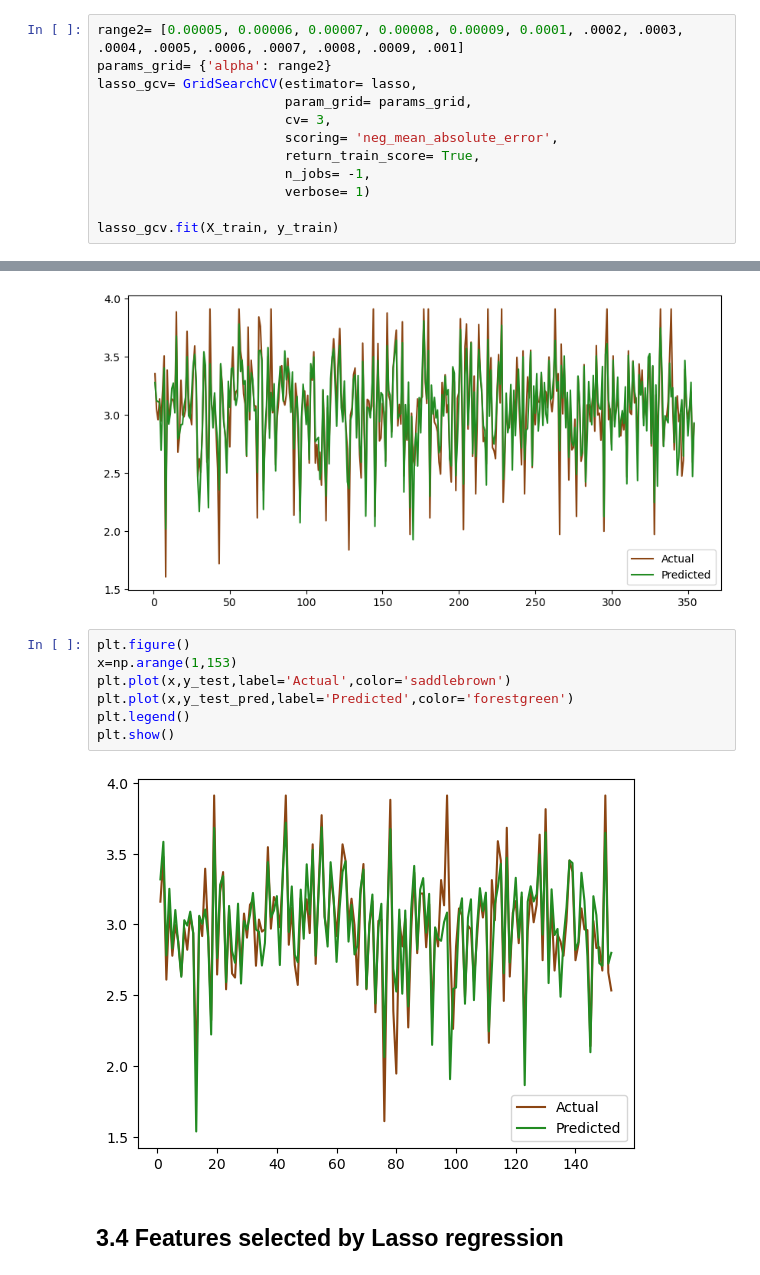
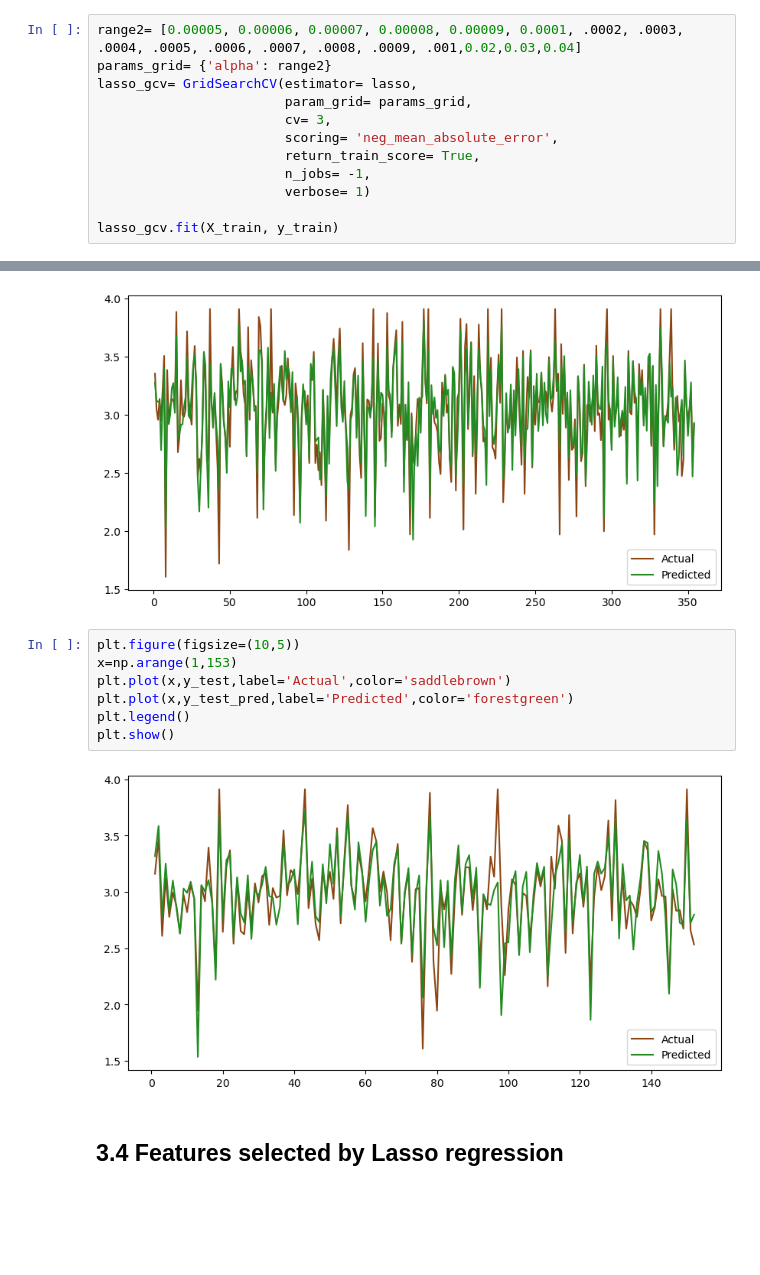
Before and after one commit to JulyAug/Assignment, a Jupyter notebook: Houseprice.ipynb, the cells around one changed output, grey strips where cells are left out. Drawn from its saved outputs; the diff is of its cells as text; blank space fills up the shorter version.

```diff
--- a/Houseprice.ipynb
+++ b/Houseprice.ipynb
@@ -304,7 +322,7 @@ Since the scoring parameter in your GridSearchCV was set to ‘neg_mean_absolute
 # %% [markdown]
 ### 3.1.2 Find the optimal lamda around 0.001
 # %%
-range2= [0.00005, 0.00006, 0.00007, 0.00008, 0.00009, 0.0001, .0002, .0003, .0004, .0005, .0006, .0007, .0008, .0009, .001]
+range2= [0.00005, 0.00006, 0.00007, 0.00008, 0.00009, 0.0001, .0002, .0003, .0004, .0005, .0006, .0007, .0008, .0009, .001,0.02,0.03,0.04]
 params_grid= {'alpha': range2}
 lasso_gcv= GridSearchCV(estimator= lasso,
                         param_grid= params_grid,
@@ -393,14 +428,14 @@ plt.show()
 # %% [output]
 [figure]
 # %%
-plt.figure()
+plt.figure(figsize=(10,5))
 x=np.arange(1,153)
 plt.plot(x,y_test,label='Actual',color='saddlebrown')
 plt.plot(x,y_test_pred,label='Predicted',color='forestgreen')
 plt.legend()
 plt.show()
 # %% [output]
-[figure, old version]
+[figure, new version]
 # %% [markdown]
 ## 3.4 Features selected by Lasso regression
 # %%
```
Also changed, not shown: parts of 22 cells of this notebook.
